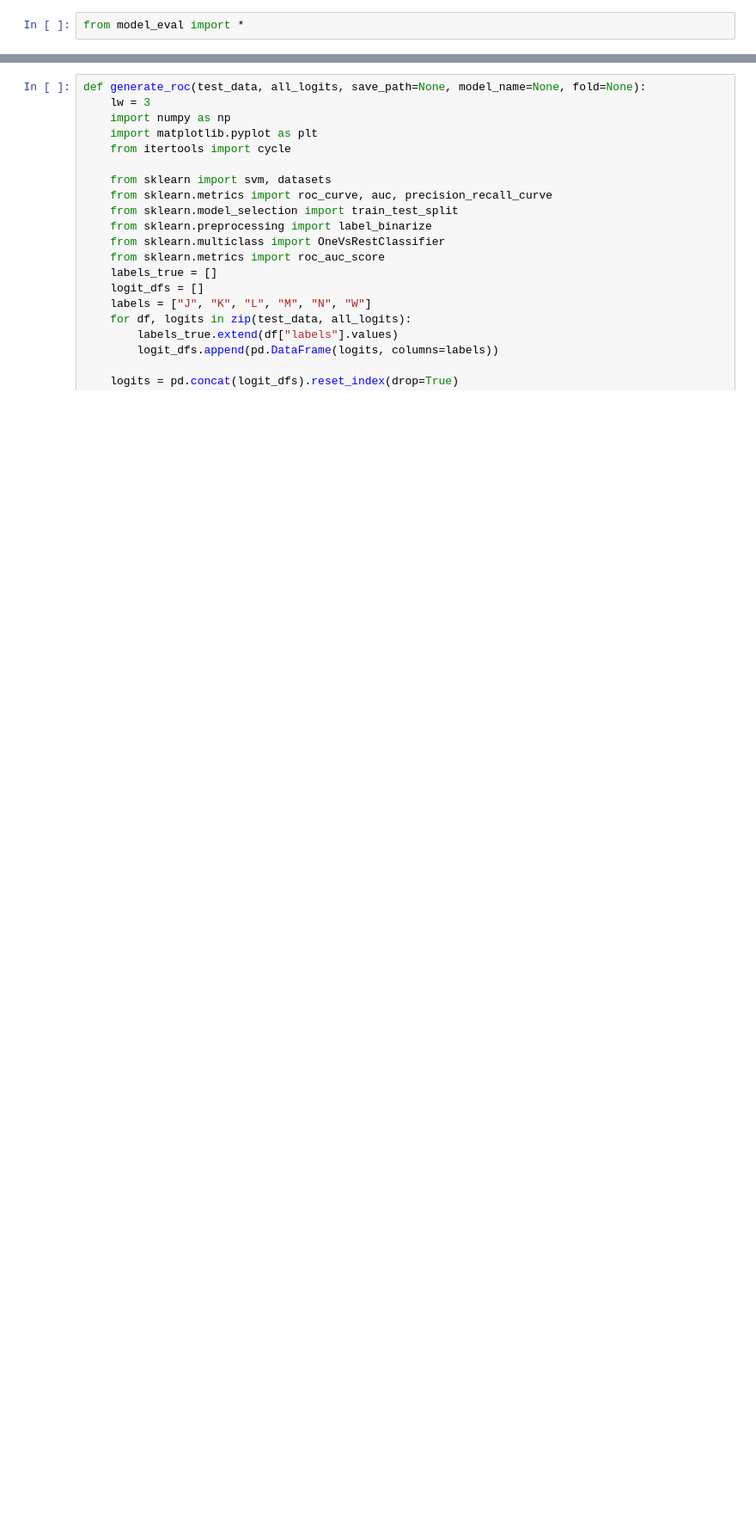
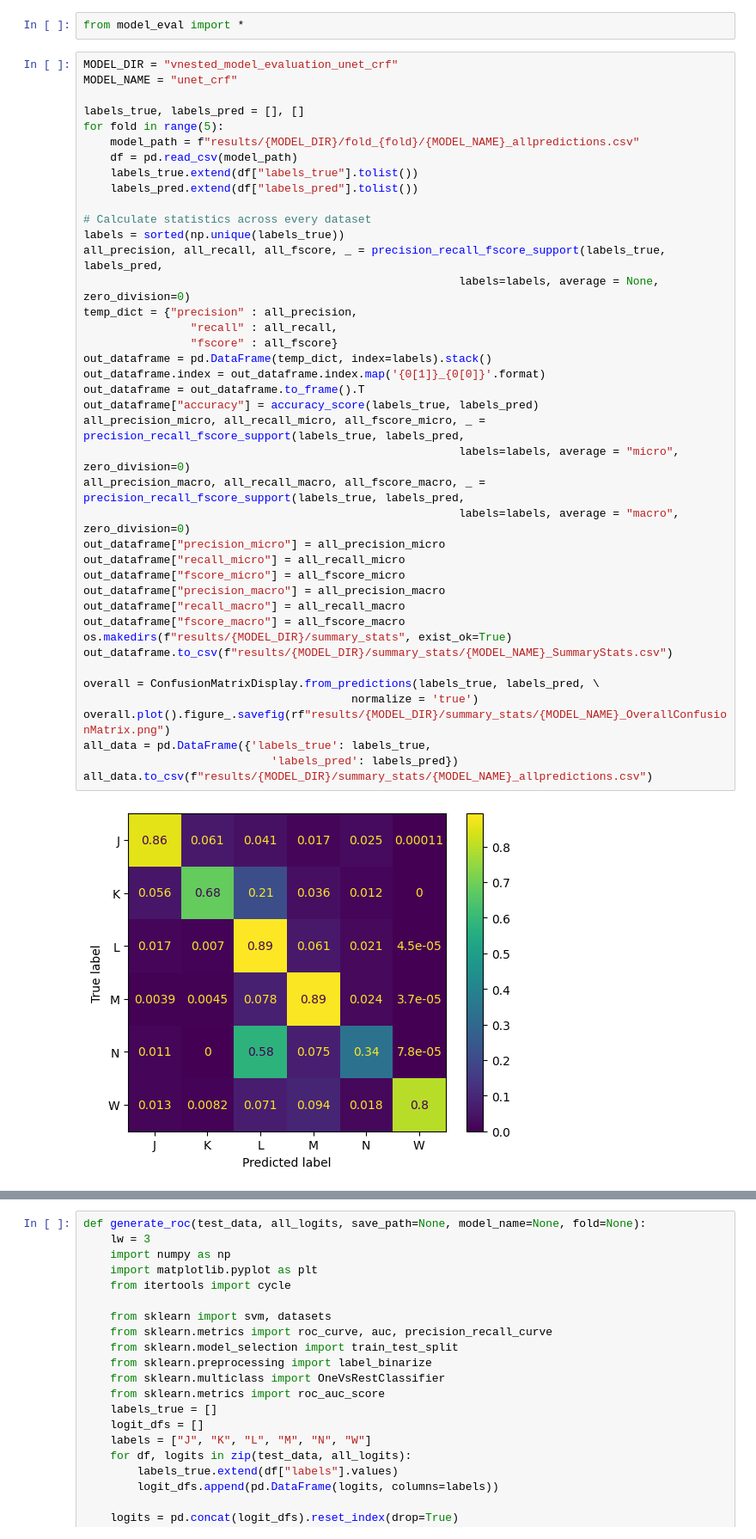
Before and after one commit to EYoung21/MosquitoTrials, a Jupyter notebook: machine-learning/mosquito/experiments.ipynb, the cells around one changed output, grey strips where cells are left out. Shown at 86% size. Drawn from its saved outputs; the diff is of its cells as text; blank space fills up the shorter version.

```diff
--- a/machine-learning/mosquito/experiments.ipynb
+++ b/machine-learning/mosquito/experiments.ipynb
@@ -1,2 +1,45 @@
 # %%
 from model_eval import *
+# %%
+MODEL_DIR = "vnested_model_evaluation_unet_crf"
+MODEL_NAME = "unet_crf"
+
+labels_true, labels_pred = [], []
+for fold in range(5):
+    model_path = f"results/{MODEL_DIR}/fold_{fold}/{MODEL_NAME}_allpredictions.csv"
+    df = pd.read_csv(model_path)
+    labels_true.extend(df["labels_true"].tolist())
+    labels_pred.extend(df["labels_pred"].tolist())
+
+# Calculate statistics across every dataset
+labels = sorted(np.unique(labels_true))
+all_precision, all_recall, all_fscore, _ = precision_recall_fscore_support(labels_true, labels_pred,
+                                                        labels=labels, average = None, zero_division=0)
+temp_dict = {"precision" : all_precision,
+                "recall" : all_recall,
+                "fscore" : all_fscore}
+out_dataframe = pd.DataFrame(temp_dict, index=labels).stack()
+out_dataframe.index = out_dataframe.index.map('{0[1]}_{0[0]}'.format)
+out_dataframe = out_dataframe.to_frame().T
+out_dataframe["accuracy"] = accuracy_score(labels_true, labels_pred)
+all_precision_micro, all_recall_micro, all_fscore_micro, _ = precision_recall_fscore_support(labels_true, labels_pred,
+                                                        labels=labels, average = "micro", zero_division=0)
+all_precision_macro, all_recall_macro, all_fscore_macro, _ = precision_recall_fscore_support(labels_true, labels_pred,
+                                                        labels=labels, average = "macro", zero_division=0)
+out_dataframe["precision_micro"] = all_precision_micro
+out_dataframe["recall_micro"] = all_recall_micro
+out_dataframe["fscore_micro"] = all_fscore_micro
+out_dataframe["precision_macro"] = all_precision_macro
+out_dataframe["recall_macro"] = all_recall_macro
+out_dataframe["fscore_macro"] = all_fscore_macro
+os.makedirs(f"results/{MODEL_DIR}/summary_stats", exist_ok=True)
+out_dataframe.to_csv(f"results/{MODEL_DIR}/summary_stats/{MODEL_NAME}_SummaryStats.csv")
+
+overall = ConfusionMatrixDisplay.from_predictions(labels_true, labels_pred, \
+                                        normalize = 'true')
+overall.plot().figure_.savefig(rf"results/{MODEL_DIR}/summary_stats/{MODEL_NAME}_OverallConfusionMatrix.png")
+all_data = pd.DataFrame({'labels_true': labels_true,
+                            'labels_pred': labels_pred})
+all_data.to_csv(f"results/{MODEL_DIR}/summary_stats/{MODEL_NAME}_allpredictions.csv")
+# %% [output]
+[figure, added]
```
Also changed, not shown: parts of 1 cell of this notebook, 7 other files.
